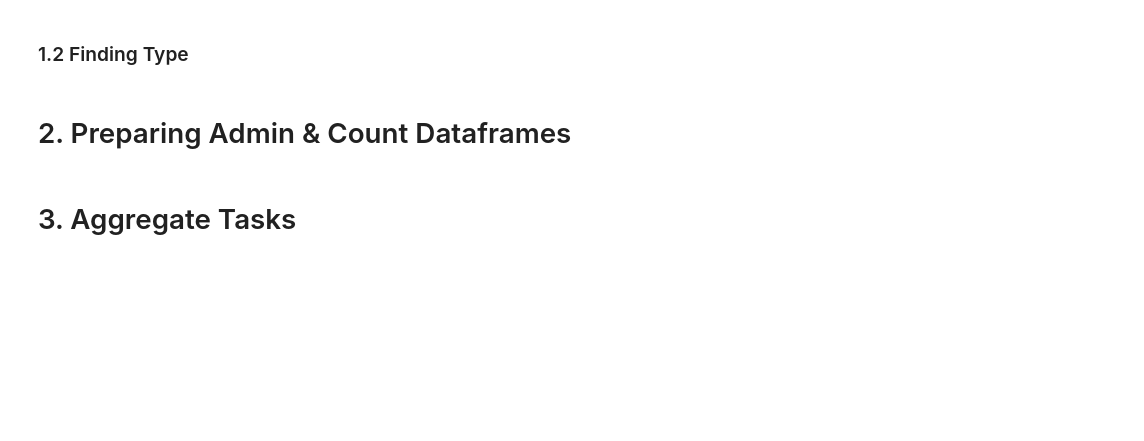
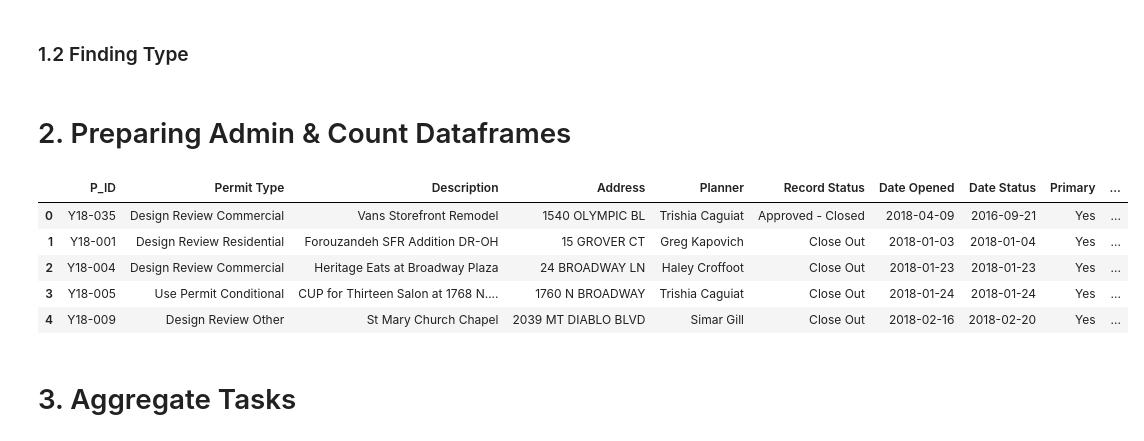
Before and after one commit to nelmsal/WC_Accela_Permit_Metrics, a Jupyter notebook: python/process_permit2.ipynb, the cells around one changed output. Cells and saved outputs as stored; diff of their text form; code cells hidden in the pictures; blank space fills up the shorter version.

```diff
--- a/python/process_permit2.ipynb
+++ b/python/process_permit2.ipynb
@@ -93,34 +93,43 @@ pdict = get_permit_dictionary(prep_permit_df)
 pids = list(pdict.keys())
 prep_permit_df = fix_back2back_end_actions(prep_permit_df.copy(), pids=pids)
 
 prep_permit_df = get_rounds(prep_permit_df)
 prep_permit_df = get_decision_type(prep_permit_df)
 
 Formatted_Permits, Admin_Permits = prepare_times(prep_permit_df.copy(), extra_list=ent_cols)
 
 gcol = [
     #'Record Type',
     'Permit Type',
     'Description',
     #'Notes',
     'Address',
     'Planner',
     'Record Status',
     'Open Date',
     'Date Status',
     'Primary',
     'Entitlements',
     'Num of Entitlements',
     'Boards',
     'Board Count',
     'Staff Decision',
     'Public Decision'
  ]
 Admin_Permits = \
     Admin_Permits[gcol] \
+    .reset_index() \
     .rename(columns={
-        'Open Date':'Date Opened'
+        'Open Date':'Date Opened',
+        'Application #':'P_ID'
     })
+# %% [output]
+|  | P_ID | Permit Type | Description | Address | Planner | Record Status | Date Opened | Date Status | Primary | ... |
+| 0 | Y18-035 | Design Review Commercial | Vans Storefront Remodel | 1540 OLYMPIC BL | Trishia Caguiat | Approved - Closed | 2018-04-09 | 2016-09-21 | Yes | ... |
+| 1 | Y18-001 | Design Review Residential | Forouzandeh SFR Addition DR-OH | 15 GROVER CT | Greg Kapovich | Close Out | 2018-01-03 | 2018-01-04 | Yes | ... |
+| 2 | Y18-004 | Design Review Commercial | Heritage Eats at Broadway Plaza | 24 BROADWAY LN | Haley Croffoot | Close Out | 2018-01-23 | 2018-01-23 | Yes | ... |
+| 3 | Y18-005 | Use Permit Conditional | CUP for Thirteen Salon at 1768 N.... | 1760 N BROADWAY | Trishia Caguiat | Close Out | 2018-01-24 | 2018-01-24 | Yes | ... |
+| 4 | Y18-009 | Design Review Other | St Mary Church Chapel | 2039 MT DIABLO BLVD | Simar Gill | Close Out | 2018-02-16 | 2018-02-20 | Yes | ... |
 # %% [markdown]
 # 3. Aggregate Tasks
 # %% [markdown]
```
Also changed, not shown: parts of 6 cells of this notebook, 1 other file.
